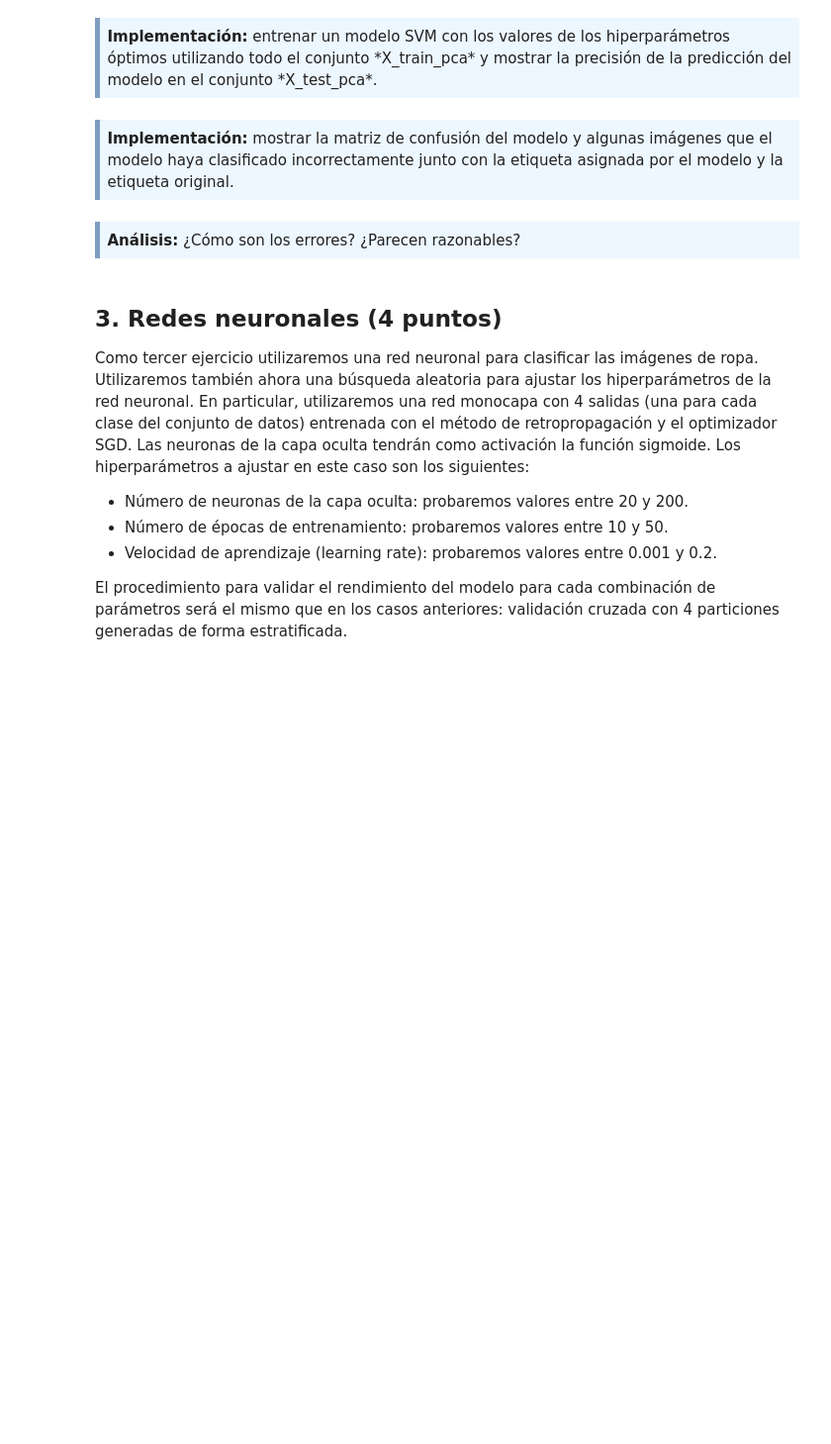
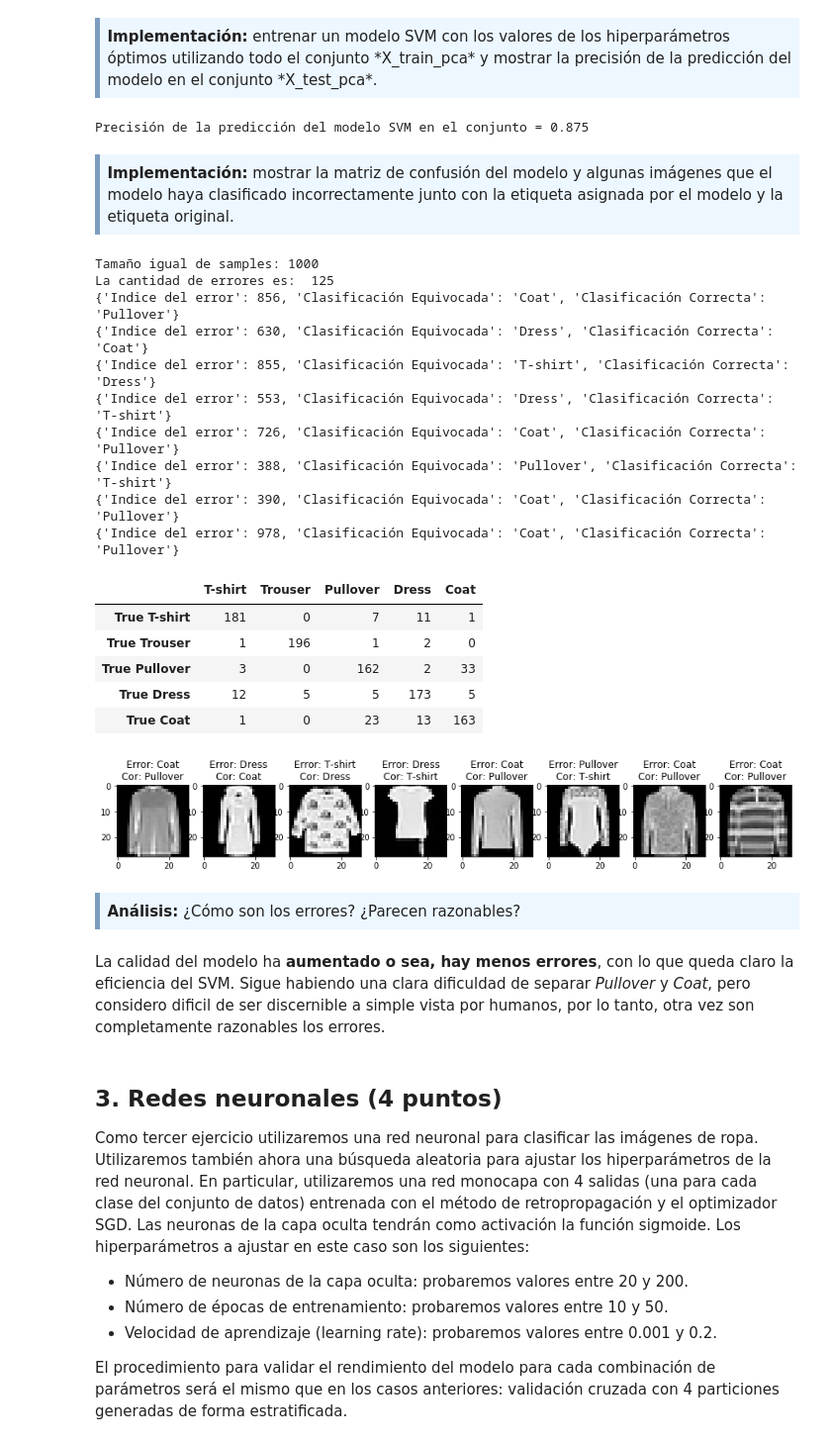
Before and after one commit to fernandoabcampos/advanced-data-mining, a Jupyter notebook: PEC3/20181_M2.855_PEC3-Enunciado.ipynb, the cells around one changed output. Shown at 99% size. Saved outputs shown, nothing was run; the diff lists cells and outputs as text; code cells hidden in the pictures; blank space fills up the shorter version.

Commit message:
SVM fit / predict and infer quality

```diff
--- a/PEC3/20181_M2.855_PEC3-Enunciado.ipynb
+++ b/PEC3/20181_M2.855_PEC3-Enunciado.ipynb
@@ -351,14 +386,46 @@ rand_search.cv_results_
 <div style="background-color: #EDF7FF; border-color: #7C9DBF; border-left: 5px solid #7C9DBF; padding: 0.5em;">
 <strong>Implementación:</strong> entrenar un modelo SVM con los valores de los hiperparámetros óptimos utilizando todo el conjunto *X_train_pca* y mostrar la precisión de la predicción del modelo en el conjunto *X_test_pca*.
 </div>
+# %%
+clf = svc(kernel='rbf', C = rand_search.best_params_['C'], gamma = rand_search.best_params_['gamma'])
+clf.fit(X_train_pca, y_train)
+
+y_SVM_pred = clf.predict(X_test_pca)
+print('Precisión de la predicción del modelo SVM en el conjunto = {}'.format(accuracy_score(y_test, y_SVM_pred)))
+# %% [output]
+Precisión de la predicción del modelo SVM en el conjunto = 0.875
 # %% [markdown]
 <div style="background-color: #EDF7FF; border-color: #7C9DBF; border-left: 5px solid #7C9DBF; padding: 0.5em;">
 <strong>Implementación:</strong> mostrar la matriz de confusión del modelo y algunas imágenes que el modelo haya clasificado incorrectamente junto con la etiqueta asignada por el modelo y la etiqueta original.
 </div>
+# %%
+# max_value already defined = 8
+print_wrong_classification(max_value, y_SVM_pred)
+my_confusion_matrix(y_SVM_pred)
+# %% [output]
+Tamaño igual de samples: 1000
+La cantidad de errores es:  125
+{'Indice del error': 856, 'Clasificación Equivocada': 'Coat', 'Clasificación Correcta': 'Pullover'}
+{'Indice del error': 630, 'Clasificación Equivocada': 'Dress', 'Clasificación Correcta': 'Coat'}
+{'Indice del error': 855, 'Clasificación Equivocada': 'T-shirt', 'Clasificación Correcta': 'Dress'}
+{'Indice del error': 553, 'Clasificación Equivocada': 'Dress', 'Clasificación Correcta': 'T-shirt'}
+{'Indice del error': 726, 'Clasificación Equivocada': 'Coat', 'Clasificación Correcta': 'Pullover'}
+{'Indice del error': 388, 'Clasificación Equivocada': 'Pullover', 'Clasificación Correcta': 'T-shirt'}
+{'Indice del error': 390, 'Clasificación Equivocada': 'Coat', 'Clasificación Correcta': 'Pullover'}
+{'Indice del error': 978, 'Clasificación Equivocada': 'Coat', 'Clasificación Correcta': 'Pullover'}
+|  | T-shirt | Trouser | Pullover | Dress | Coat |
+| True T-shirt | 181 | 0 | 7 | 11 | 1 |
+| True Trouser | 1 | 196 | 1 | 2 | 0 |
+| True Pullover | 3 | 0 | 162 | 2 | 33 |
+| True Dress | 12 | 5 | 5 | 173 | 5 |
+| True Coat | 1 | 0 | 23 | 13 | 163 |
+[figure, added]
 # %% [markdown]
 <div style="background-color: #EDF7FF; border-color: #7C9DBF; border-left: 5px solid #7C9DBF; padding: 0.5em;">
 <strong>Análisis:</strong> ¿Cómo son los errores? ¿Parecen razonables?
 </div>
+# %% [markdown]
+La calidad del modelo ha **aumentado o sea, hay menos errores**, con lo que queda claro la eficiencia del SVM. Sigue habiendo una clara dificuldad de separar *Pullover* y *Coat*, pero considero dificil de ser discernible a simple vista por humanos, por lo tanto, otra vez son completamente razonables los errores.
 # %% [markdown]
 ## 3. Redes neuronales (4 puntos)
 
```
Also changed, not shown: parts of 5 cells of this notebook.
